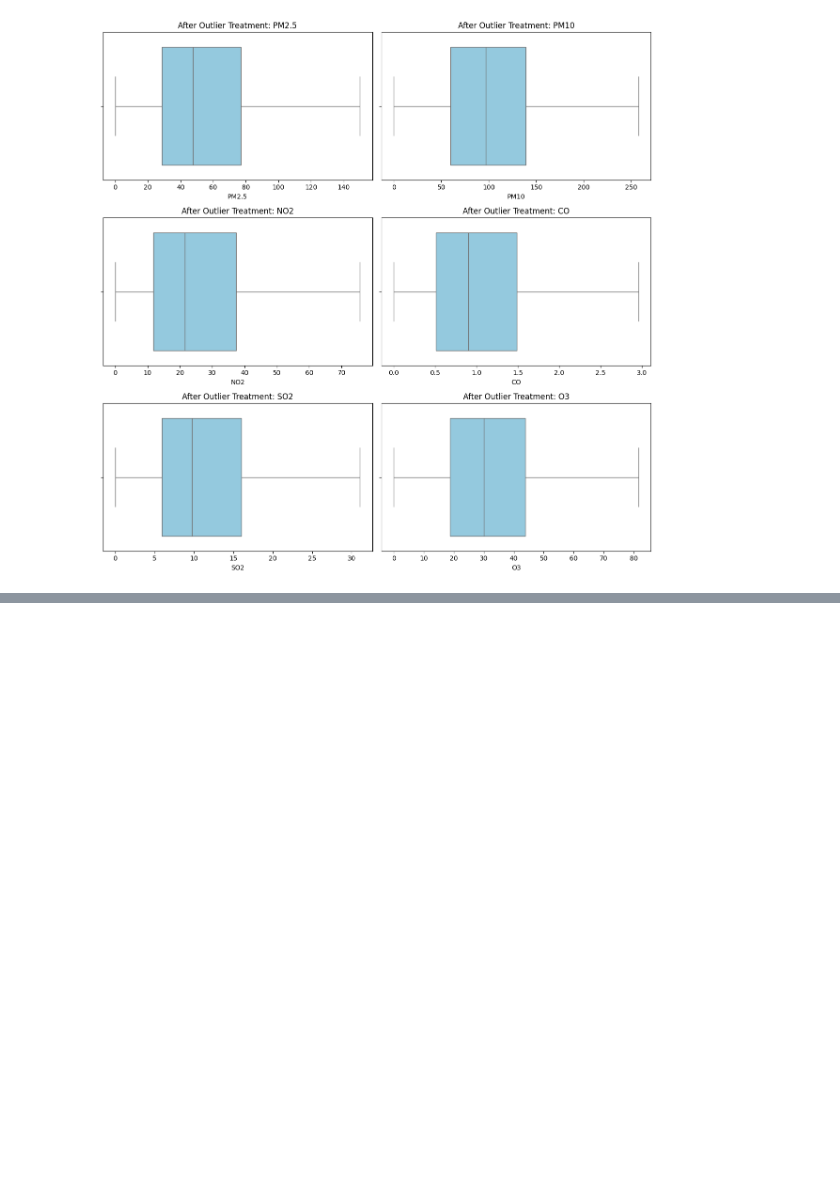
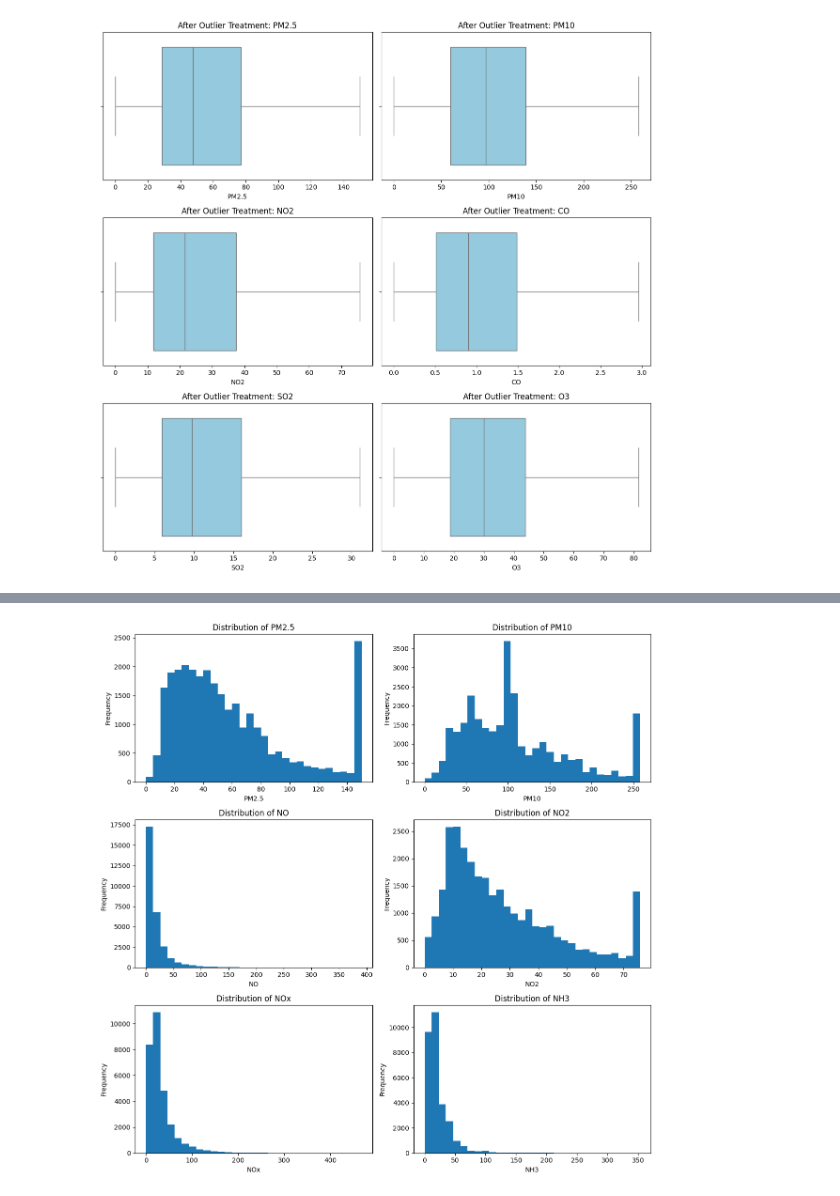
Before and after one commit to sagar4real/CMP7005-PRAC1, a Jupyter notebook: 01_data_handling.ipynb, the cells around one changed output, grey strips where cells are left out. Drawn from its saved outputs; the diff is of its cells as text; code cells hidden in the pictures; blank space fills up the shorter version.

```diff
--- a/01_data_handling.ipynb
+++ b/01_data_handling.ipynb
@@ -754,0 +786,31 @@ removed_missing_value_df.head(20)
+# %%
+numeric_cols = final_draft_df.select_dtypes(include=['number']).columns.tolist()
+
+exclude_cols = ['Month', 'Year', 'Day']
+numeric_cols = [col for col in numeric_cols if col not in exclude_cols]
+
+# Limit number of plots if you want (e.g., first 6 numeric columns)
+plot_cols = numeric_cols[:6]
+
+# --- Dynamic grid size: 2 columns ---
+n_cols = 2
+n_rows = math.ceil(len(plot_cols) / n_cols)
+
+fig, axes = plt.subplots(n_rows, n_cols, figsize=(12, 4 * n_rows))
+axes = axes.flatten()
+
+# --- Loop through columns and plot histograms ---
+for i, col in enumerate(plot_cols):
+    axes[i].hist(final_draft_df[col].dropna(), bins=30)
+    axes[i].set_title(f"Distribution of {col}")
+    axes[i].set_xlabel(col)
+    axes[i].set_ylabel("Frequency")
+
+# --- Turn off any unused subplots ---
+for j in range(i + 1, len(axes)):
+    axes[j].axis('off')
+
+plt.tight_layout()
+plt.show()
+# %% [output]
+[figure, added]
```
Also changed, not shown: parts of 16 cells of this notebook.
